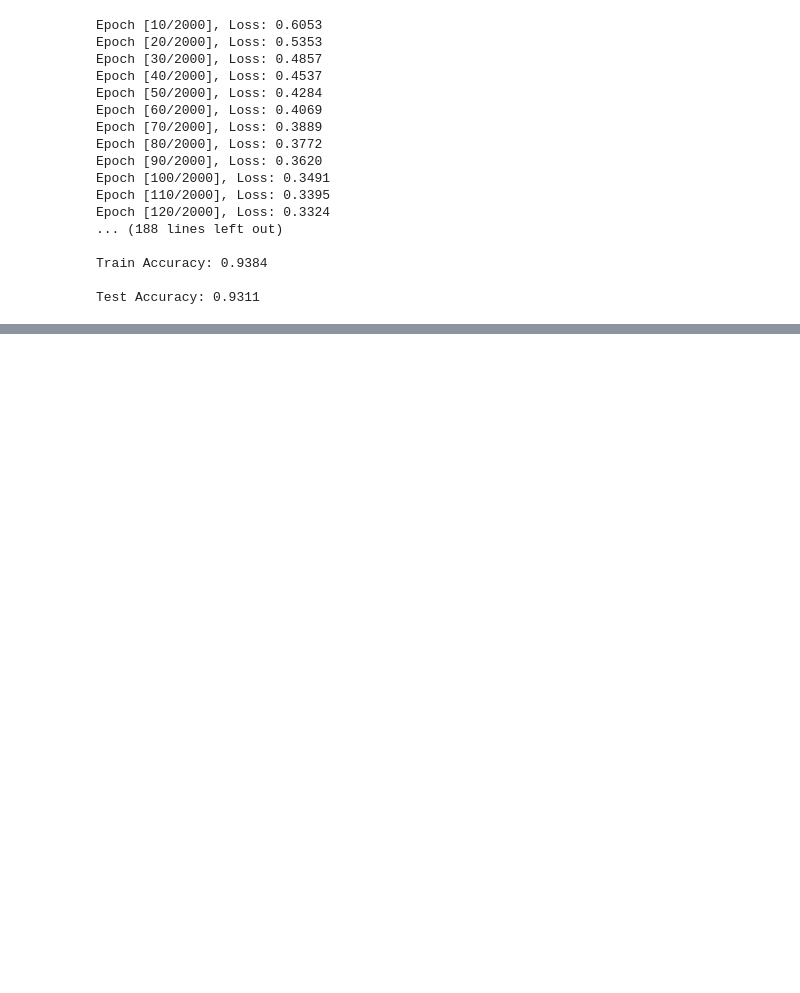
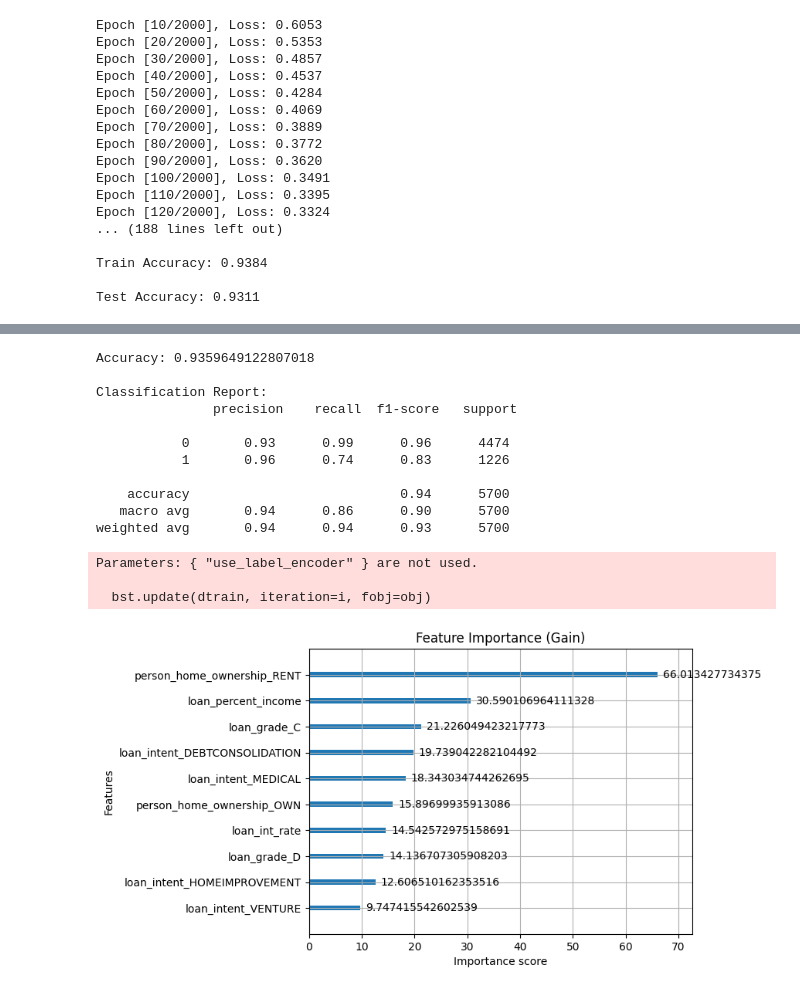
Before and after one commit to johnwee1/dsai-project, a Jupyter notebook: explore.ipynb, the cells around one changed output, grey strips where cells are left out. Drawn from its saved outputs; the diff is of its cells as text; code cells hidden in the pictures; blank space fills up the shorter version.

Commit message:
added multiple decision tree ML visualisation

```diff
--- a/explore.ipynb
+++ b/explore.ipynb
@@ -2051,0 +2059,47 @@ Test Accuracy: 0.9311
+# %%
+df = df.dropna()
+X = df.drop("loan_status", axis=1)
+y = df["loan_status"]
+X_train, X_test, y_train, y_test = train_test_split(
+    X, y, test_size=0.2, random_state=1015)
+# %%
+import xgboost as xgb
+from xgboost import XGBClassifier
+from sklearn.metrics import accuracy_score, classification_report
+import matplotlib.pyplot as plt
+
+
+# Initialize the XGBoost classifier with a fixed random state for reproducibility
+model = XGBClassifier(random_state=1015, use_label_encoder=False, eval_metric='logloss')
+
+# Fit the model to the training data
+model.fit(X_train, y_train)
+
+# Make predictions on the test set
+y_pred = model.predict(X_test)
+
+# Evaluate the model's performance
+accuracy = accuracy_score(y_test, y_pred)
+print("Accuracy:", accuracy)
+print("\nClassification Report:\n", classification_report(y_test, y_pred))
+
+# Plot feature importance to see which features drive the predictions
+xgb.plot_importance(model, max_num_features=10, importance_type='gain')
+plt.title("Feature Importance (Gain)")
+plt.show()
+# %% [output]
+Accuracy: 0.9359649122807018
+
+Classification Report:
+               precision    recall  f1-score   support
+
+           0       0.93      0.99      0.96      4474
+           1       0.96      0.74      0.83      1226
+
+    accuracy                           0.94      5700
+   macro avg       0.94      0.86      0.90      5700
+weighted avg       0.94      0.94      0.93      5700
+Parameters: { "use_label_encoder" } are not used.
+
+  bst.update(dtrain, iteration=i, fobj=obj)
+[figure, added]
```
Also changed, not shown: parts of 2 cells of this notebook, 1 other file.
